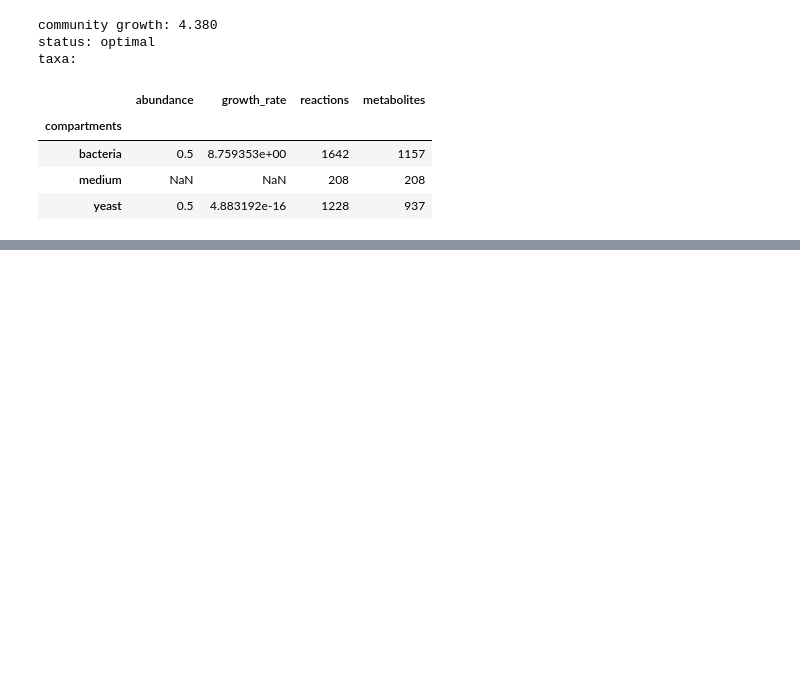
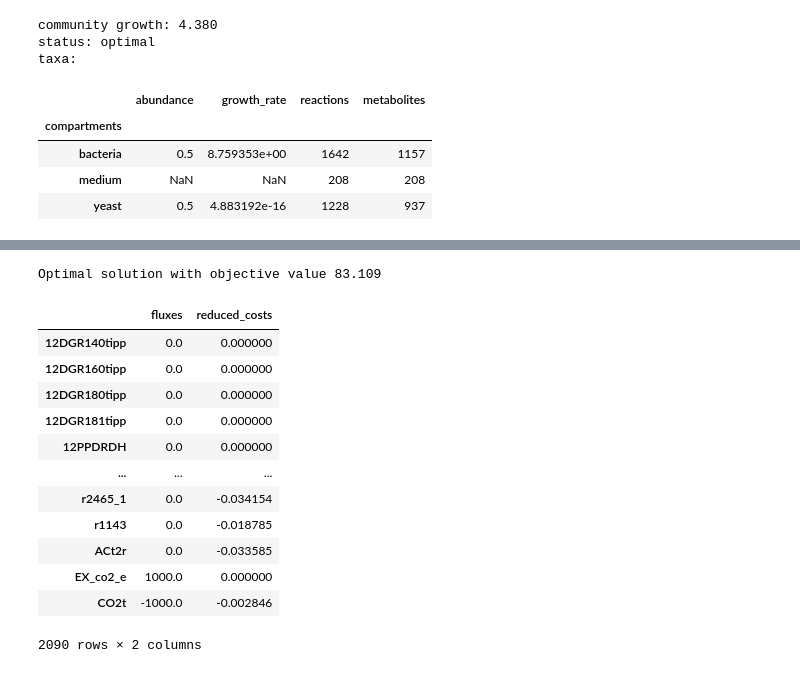
Before and after one commit to arianccbasile/FBA_OLISSIPO_Winter_School, a Jupyter notebook: notebooks/3_fba_community.ipynb, the cells around one changed output, grey strips where cells are left out. Drawn from its saved outputs; the diff is of its cells as text; code cells hidden in the pictures; blank space fills up the shorter version.

```diff
--- a/notebooks/3_fba_community.ipynb
+++ b/notebooks/3_fba_community.ipynb
@@ -582,0 +623,19 @@ taxa:
+# %%
+Leaf179 = cobra.io.read_sbml_model("Leaf/Leaf179.xml")
+sol_179 = Leaf179.optimize()
+sol_179
+# %% [output]
+Optimal solution with objective value 83.109
+|  | fluxes | reduced_costs |
+| 12DGR140tipp | 0.0 | 0.000000 |
+| 12DGR160tipp | 0.0 | 0.000000 |
+| 12DGR180tipp | 0.0 | 0.000000 |
+| 12DGR181tipp | 0.0 | 0.000000 |
+| 12PPDRDH | 0.0 | 0.000000 |
+| ... | ... | ... |
+| r2465_1 | 0.0 | -0.034154 |
+| r1143 | 0.0 | -0.018785 |
+| ACt2r | 0.0 | -0.033585 |
+| EX_co2_e | 1000.0 | 0.000000 |
+| CO2t | -1000.0 | -0.002846 |
+2090 rows × 2 columns
```
Also changed, not shown: parts of 50 cells of this notebook, 16 other files.
